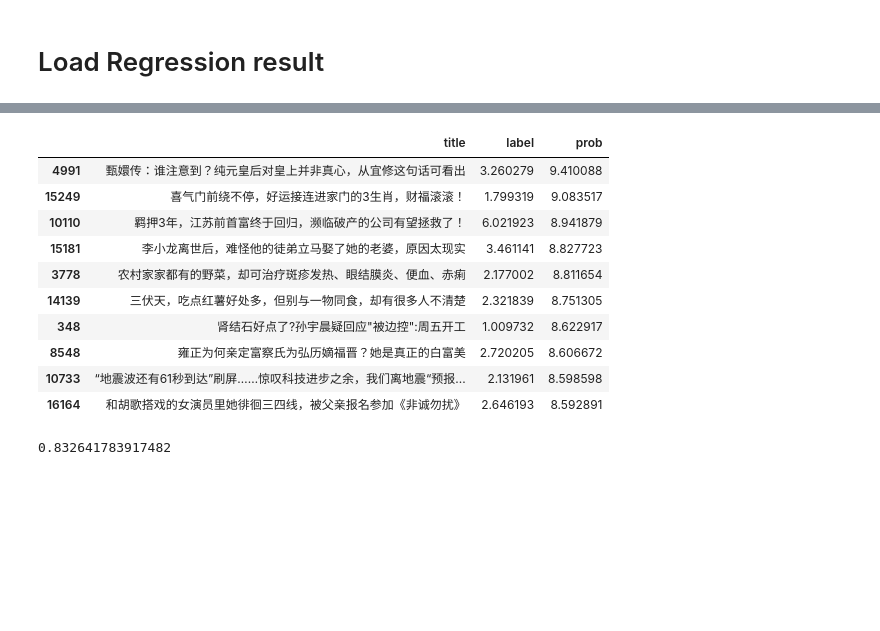
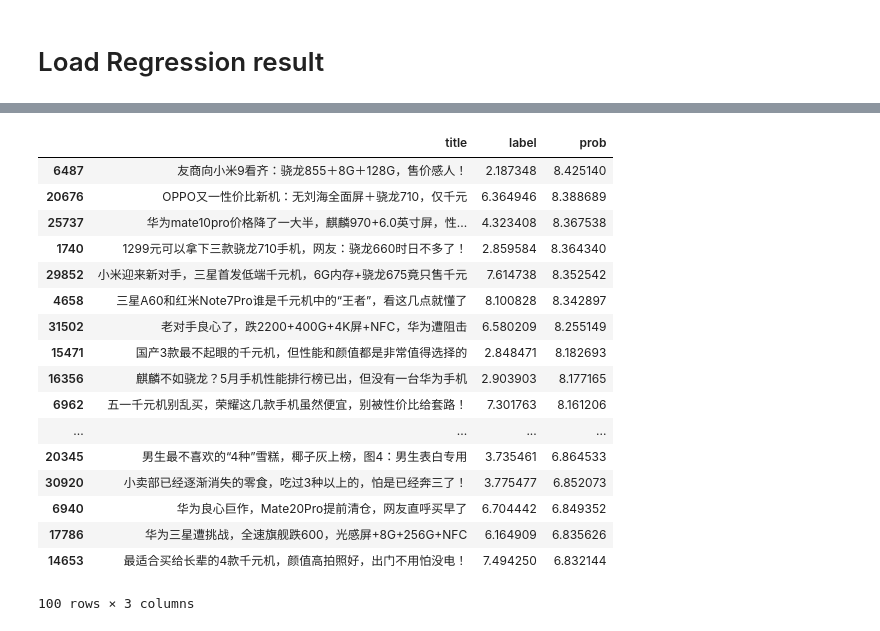
Before and after one commit to wangruichens/bert_multi_gpu, a Jupyter notebook: bert1.ipynb, the cells around one changed output, grey strips where cells are left out. Saved outputs shown, nothing was run; the diff lists cells and outputs as text; code cells hidden in the pictures; blank space fills up the shorter version.

```diff
--- a/bert1.ipynb
+++ b/bert1.ipynb
@@ -31,13 +51,18 @@ df.head()
 df = df[df.title.apply(lambda x: len(str(x))>5)]
 df.sort_values(by=['ctr'],ascending=False,inplace=True)
 
-res= df[['title','ctr']].reset_index(drop=True)
-from sklearn.preprocessing import MinMaxScaler
-x = res['ctr'].values.astype(float).reshape(-1,1)
-min_max_scaler = MinMaxScaler(feature_range=(0.0, 10.0))
-x_scaled = min_max_scaler.fit_transform(x)
-print(x_scaled)
-res["ctr"]= x_scaled
+# res= df[['title','ctr']].reset_index(drop=True)
+# from sklearn.preprocessing import MinMaxScaler
+# x = res['ctr'].values.astype(float).reshape(-1,1)
+# min_max_scaler = MinMaxScaler(feature_range=(0.0, 100.0))
+# x_scaled = min_max_scaler.fit_transform(x)
+# print(x_scaled)
+# res["ctr"]= x_scaled
 
+res=df[['title','ctr']].reset_index(drop=True)
+res['label']=0
+res['label'][res.ctr>10] =1
+res['label'][res.ctr>20] =2
+res['label'][res.ctr>30] =3
 res.head()
 # %% [output]
@@ -249,28 +264,29 @@ print(df_raw.shape)
 # %%
 df_res=pd.read_csv('./output_reg/test_results.csv',header=None)
 df_res.columns = ['prob']
 t=df_res.values.tolist()
 
 df_raw['prob']=[float(x[0]) for x in t]
 df_raw.sort_values(by=['prob'],ascending=False,inplace=True)
 
-df_raw.head(10)
+df_raw.query("prob>3").head(100)
+# df_raw.to_csv('res.csv',header=True)
 # %% [output]
 |  | title | label | prob |
-| 4991 | 甄嬛传：谁注意到？纯元皇后对皇上并非真心，从宜修这句话可看出 | 3.260279 | 9.410088 |
-| 15249 | 喜气门前绕不停，好运接连进家门的3生肖，财福滚滚！ | 1.799319 | 9.083517 |
-| 10110 | 羁押3年，江苏前首富终于回归，濒临破产的公司有望拯救了！ | 6.021923 | 8.941879 |
-| 15181 | 李小龙离世后，难怪他的徒弟立马娶了她的老婆，原因太现实 | 3.461141 | 8.827723 |
-| 3778 | 农村家家都有的野菜，却可治疗斑疹发热、眼结膜炎、便血、赤痢 | 2.177002 | 8.811654 |
-| 14139 | 三伏天，吃点红薯好处多，但别与一物同食，却有很多人不清楚 | 2.321839 | 8.751305 |
-| 348 | 肾结石好点了?孙宇晨疑回应"被边控":周五开工 | 1.009732 | 8.622917 |
-| 8548 | 雍正为何亲定富察氏为弘历嫡福晋？她是真正的白富美 | 2.720205 | 8.606672 |
-| 10733 | “地震波还有61秒到达”刷屏……惊叹科技进步之余，我们离地震“预报... | 2.131961 | 8.598598 |
-| 16164 | 和胡歌搭戏的女演员里她徘徊三四线，被父亲报名参加《非诚勿扰》 | 2.646193 | 8.592891 |
+| 6487 | 友商向小米9看齐：骁龙855＋8G＋128G，售价感人！ | 2.187348 | 8.425140 |
+| 20676 | OPPO又一性价比新机：无刘海全面屏＋骁龙710，仅千元 | 6.364946 | 8.388689 |
+| 25737 | 华为mate10pro价格降了一大半，麒麟970+6.0英寸屏，性... | 4.323408 | 8.367538 |
+| 1740 | 1299元可以拿下三款骁龙710手机，网友：骁龙660时日不多了！ | 2.859584 | 8.364340 |
+| 29852 | 小米迎来新对手，三星首发低端千元机，6G内存+骁龙675竟只售千元 | 7.614738 | 8.352542 |
+| 4658 | 三星A60和红米Note7Pro谁是千元机中的“王者”，看这几点就懂了 | 8.100828 | 8.342897 |
+| 31502 | 老对手良心了，跌2200+400G+4K屏+NFC，华为遭阻击 | 6.580209 | 8.255149 |
+| 15471 | 国产3款最不起眼的千元机，但性能和颜值都是非常值得选择的 | 2.848471 | 8.182693 |
+| 16356 | 麒麟不如骁龙？5月手机性能排行榜已出，但没有一台华为手机 | 2.903903 | 8.177165 |
+| 6962 | 五一千元机别乱买，荣耀这几款手机虽然便宜，别被性价比给套路！ | 7.301763 | 8.161206 |
+| ... | ... | ... | ... |
+| 20345 | 男生最不喜欢的“4种”雪糕，椰子灰上榜，图4：男生表白专用 | 3.735461 | 6.864533 |
+| 30920 | 小卖部已经逐渐消失的零食，吃过3种以上的，怕是已经奔三了！ | 3.775477 | 6.852073 |
+| 6940 | 华为良心巨作，Mate20Pro提前清仓，网友直呼买早了 | 6.704442 | 6.849352 |
+| 17786 | 华为三星遭挑战，全速旗舰跌600，光感屏+8G+256G+NFC | 6.164909 | 6.835626 |
+| 14653 | 最适合买给长辈的4款千元机，颜值高拍照好，出门不用怕没电！ | 7.494250 | 6.832144 |
+100 rows × 3 columns
-# %%
-
-from scipy.stats import pearsonr
-r_row, p_value =pearsonr(df_raw.label,df_raw.prob)
-print(r_row)
-# %% [output]
-0.832641783917482
```
Also changed, not shown: parts of 9 cells of this notebook, 4 other files.
